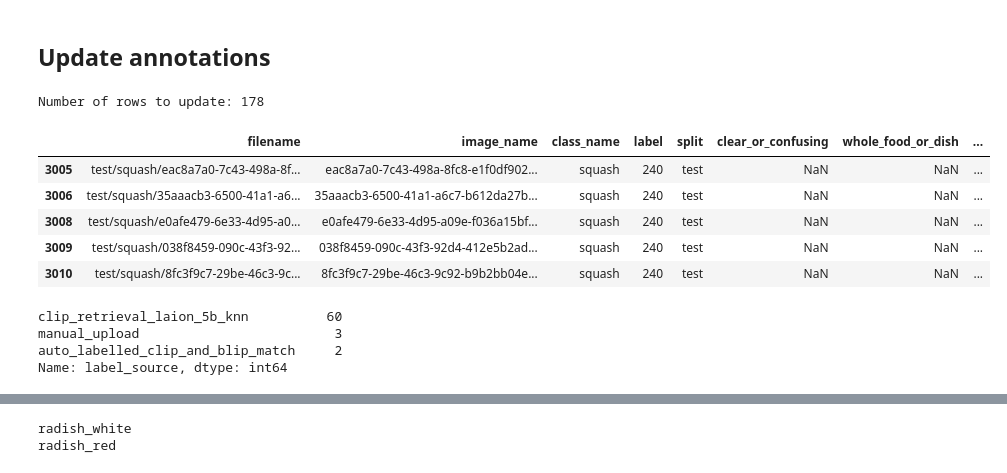
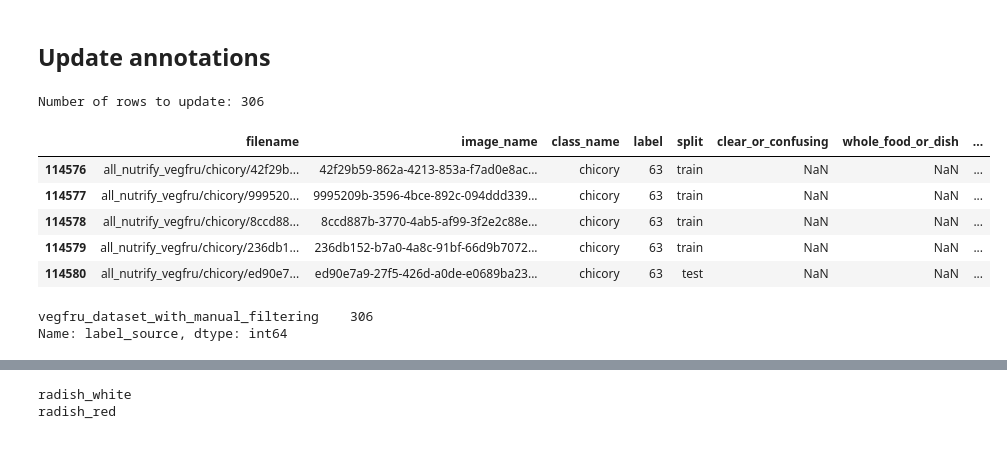
Before and after one commit to mrdbourke/nutrify, a Jupyter notebook: foodvision/notebooks/16_rename_class_names_with_CLIP.ipynb, the cells around one changed output, grey strips where cells are left out. Cells and saved outputs as stored; diff of their text form; code cells hidden in the pictures.

Commit message:
update renaming classes

```diff
--- a/foodvision/notebooks/16_rename_class_names_with_CLIP.ipynb
+++ b/foodvision/notebooks/16_rename_class_names_with_CLIP.ipynb
@@ -132,34 +136,32 @@ wandb: Downloading large artifact food_vision_199_classes_images:latest, 16951.6
 original_annotations = annotations.copy()
 updated_annotations = original_annotations.copy()
 # %%
-target_class_name_to_update = ["squash"] # e.g. all classes containing lettuce
-target_class_name_update_options = ["squash_butternut", "squash_pattypan", "pumpkin"] # e.g. rename the target class to one of these
+target_class_name_to_update = ["chicory"] # e.g. all classes containing lettuce
+target_class_name_update_options = ["endive_belgian", "endive_curly", "chicory"] # e.g. rename the target class to one of these
 
 # Get all rows in original annotations with target_class_name_to_update as "class_name"
 # target_class_name_to_update_rows = updated_annotations[updated_annotations.class_name == "mushrooms"]
 target_class_name_to_update_rows = updated_annotations[updated_annotations.class_name.str.contains(target_class_name_to_update[0])]
 
 # Exclude rows where label_source = "manual_upload"
 exclude_manual = False
 if exclude_manual:
     target_class_name_to_update_rows = target_class_name_to_update_rows[target_class_name_to_update_rows.label_source != "manual_upload"]
 
 print(f"Number of rows to update: {len(target_class_name_to_update_rows)}")
 target_class_name_to_update_rows.head()
 # %% [output]
-Number of rows to update: 178
+Number of rows to update: 306
 |  | filename | image_name | class_name | label | split | clear_or_confusing | whole_food_or_dish | ... |
-| 3005 | test/squash/eac8a7a0-7c43-498a-8f... | eac8a7a0-7c43-498a-8fc8-e1f0df902... | squash | 240 | test | NaN | NaN | ... |
-| 3006 | test/squash/35aaacb3-6500-41a1-a6... | 35aaacb3-6500-41a1-a6c7-b612da27b... | squash | 240 | test | NaN | NaN | ... |
-| 3008 | test/squash/e0afe479-6e33-4d95-a0... | e0afe479-6e33-4d95-a09e-f036a15bf... | squash | 240 | test | NaN | NaN | ... |
-| 3009 | test/squash/038f8459-090c-43f3-92... | 038f8459-090c-43f3-92d4-412e5b2ad... | squash | 240 | test | NaN | NaN | ... |
-| 3010 | test/squash/8fc3f9c7-29be-46c3-9c... | 8fc3f9c7-29be-46c3-9c92-b9b2bb04e... | squash | 240 | test | NaN | NaN | ... |
+| 114576 | all_nutrify_vegfru/chicory/42f29b... | 42f29b59-862a-4213-853a-f7ad0e8ac... | chicory | 63 | train | NaN | NaN | ... |
+| 114577 | all_nutrify_vegfru/chicory/999520... | 9995209b-3596-4bce-892c-094ddd339... | chicory | 63 | train | NaN | NaN | ... |
+| 114578 | all_nutrify_vegfru/chicory/8ccd88... | 8ccd887b-3770-4ab5-af99-3f2e2c88e... | chicory | 63 | train | NaN | NaN | ... |
+| 114579 | all_nutrify_vegfru/chicory/236db1... | 236db152-b7a0-4a8c-91bf-66d9b7072... | chicory | 63 | train | NaN | NaN | ... |
+| 114580 | all_nutrify_vegfru/chicory/ed90e7... | ed90e7a9-27f5-426d-a0de-e0689ba23... | chicory | 63 | test | NaN | NaN | ... |
 # %%
 target_class_name_to_update_rows.label_source.value_counts()
 # %% [output]
-clip_retrieval_laion_5b_knn          60
-manual_upload                         3
-auto_labelled_clip_and_blip_match     2
+vegfru_dataset_with_manual_filtering    306
 Name: label_source, dtype: int64
 # %%
 # Get a list of all images in the dataset
```
Also changed, not shown: parts of 21 cells of this notebook.
